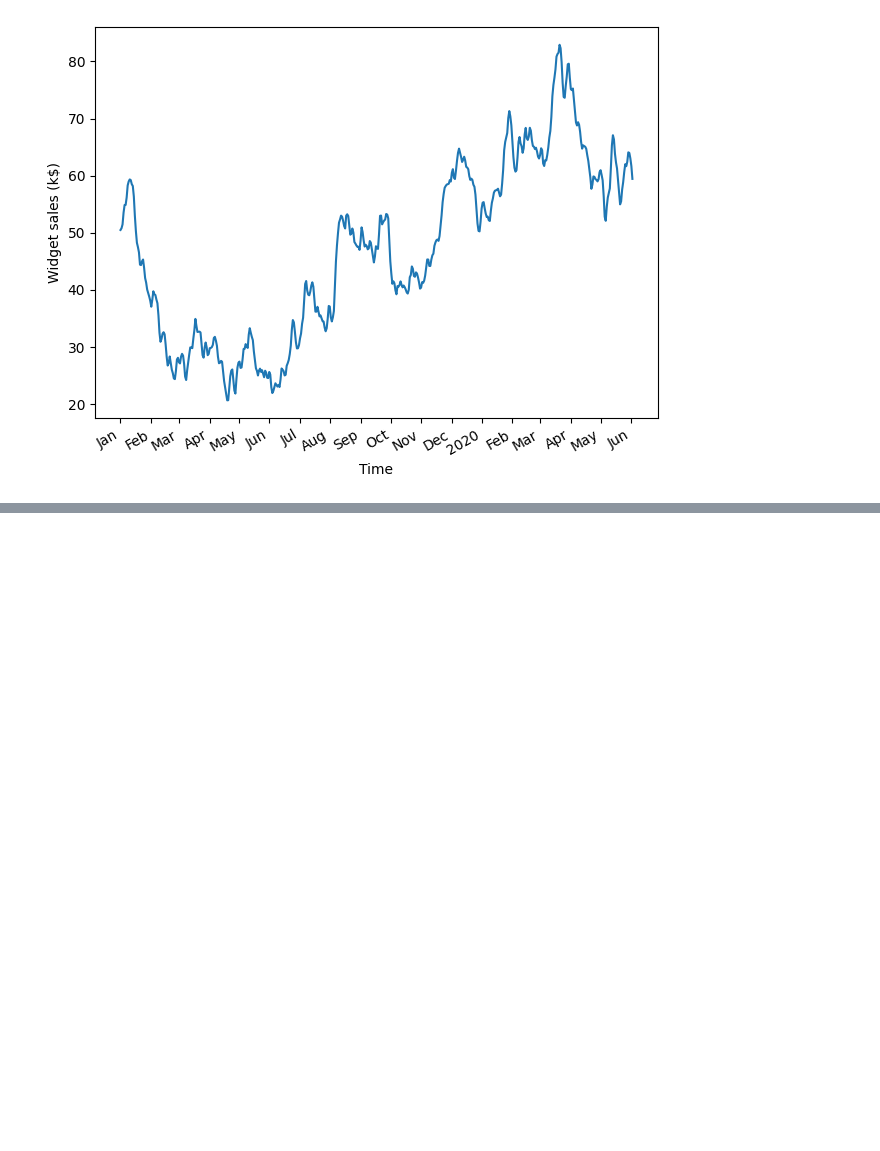
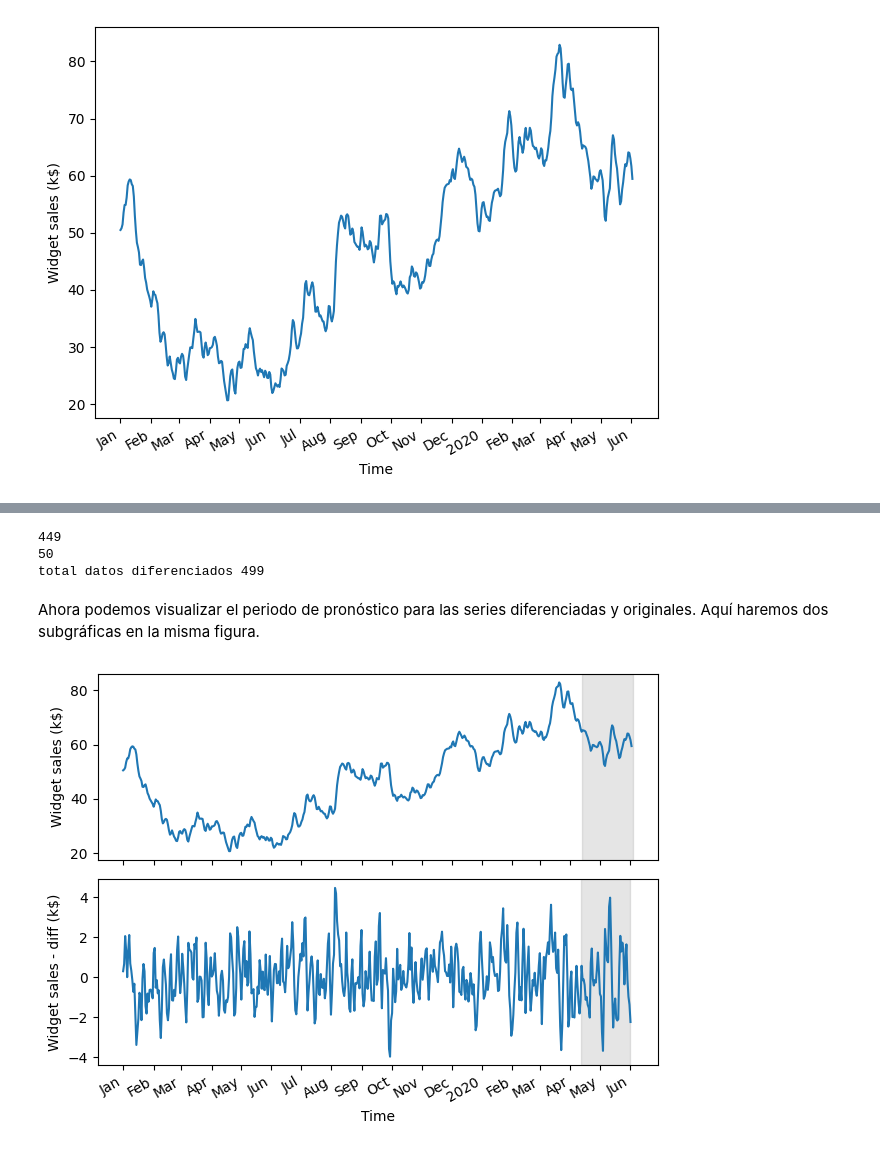
Before and after one commit to luiscxz/Series-Temporales, a Jupyter notebook: Cap4-Modelando un proceso de media móvil.ipynb, the cells around one changed output, grey strips where cells are left out. Cells and saved outputs as stored; diff of their text form; code cells hidden in the pictures; blank space fills up the shorter version.

```diff
--- a/Cap4-Modelando un proceso de media móvil.ipynb
+++ b/Cap4-Modelando un proceso de media móvil.ipynb
@@ -57,0 +126,32 @@ plt.tight_layout()
+# %%
+df_diff = pd.DataFrame({'widget_sales_diff': widget_sales_diff})
+train = df_diff[:int(0.9*len(df_diff))]
+test = df_diff[int(0.9*len(df_diff)):]
+print(len(train))
+print(len(test))
+print(f'total datos diferenciados {len(df_diff)}')
+# %% [output]
+449
+50
+total datos diferenciados 499
+# %% [markdown]
+Ahora podemos visualizar el periodo de pronóstico para las series diferenciadas y originales. Aquí haremos dos subgráficas en la misma figura.
+# %%
+fig, (ax1, ax2) = plt.subplots(nrows=2, ncols=1, sharex=True)
+ax1.plot(df['widget_sales'])
+ax1.set_xlabel('Time')
+ax1.set_ylabel('Widget sales (k$)')
+ax1.axvspan(450, 500, color='#808080', alpha=0.2)
+ax2.plot(df_diff['widget_sales_diff'])
+ax2.set_xlabel('Time')
+ax2.set_ylabel('Widget sales - diff (k$)')
+ax2.axvspan(449, 498, color='#808080', alpha=0.2)
+plt.xticks(
+[0, 30, 57, 87, 116, 145, 175, 204, 234, 264, 293, 323, 352, 382, 409, 439, 468,
+498],
+['Jan', 'Feb', 'Mar', 'Apr', 'May', 'Jun', 'Jul', 'Aug', 'Sep', 'Oct', 'Nov',
+'Dec', '2020', 'Feb', 'Mar', 'Apr', 'May', 'Jun'])
+fig.autofmt_xdate()
+plt.tight_layout()
+# %% [output]
+[figure, added]
```
Also changed, not shown: parts of 29 cells of this notebook.
